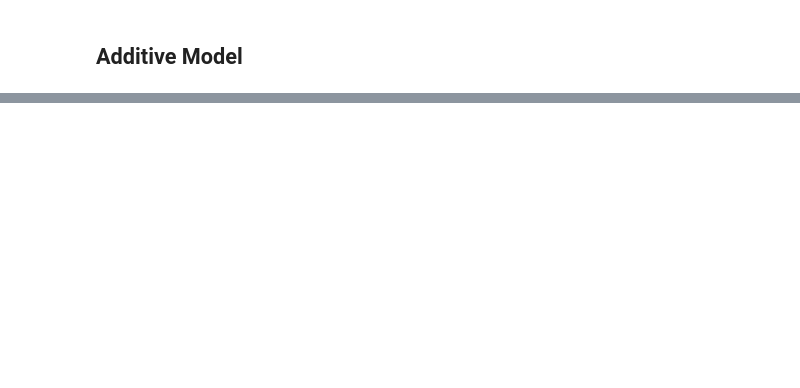
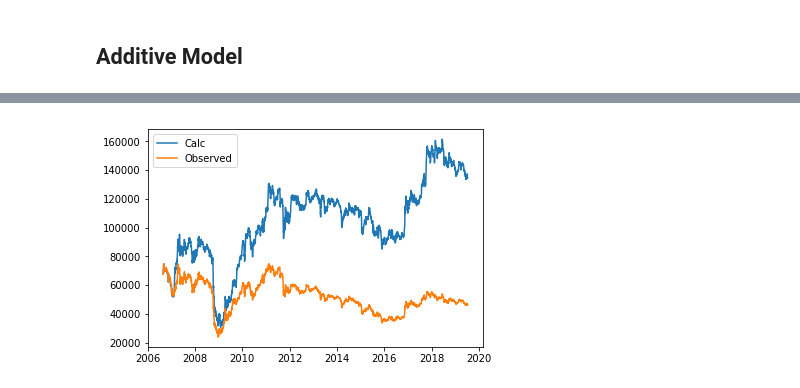
Before and after one commit to msc-acse/acse-9-independent-research-project-OliverJBoom, a Jupyter notebook: Additive_Model.ipynb, the cells around one changed output, grey strips where cells are left out. Saved outputs shown, nothing was run; the diff lists cells and outputs as text; code cells hidden in the pictures; blank space fills up the shorter version.

```diff
--- a/Additive_Model.ipynb
+++ b/Additive_Model.ipynb
@@ -125,0 +197,4 @@ plt.plot(forecast.ds, forecast.yhat)
+# %%
+df["lg_return_new"] = np.log(df.price_cu_shfe) - np.log(df.price_cu_shfe.shift(1))
+df["lg_return"] = df_full["lg_return_cu_shfe"]
+df["lg_return_diff"] = df["lg_return"] - df["lg_return_new"]
@@ -125,0 +221,3 @@ plt.plot(forecast.ds, forecast.yhat)
+# %%
+df_price = df[["price_cu_shfe"]]
+df_lg = df[["lg_return"]]
@@ -125,0 +234,13 @@ plt.plot(forecast.ds, forecast.yhat)
+# %%
+factor = np.exp(np.roll(df_lg.values, -1))
+inv_prices = [df_price.iloc[0].values[0]]
+
+for i in range(len(factor) - 1):
+    inv_prices.append(factor[i] * inv_prices[-1])
+# %%
+plt.plot(df.index[1:], inv_prices[1:], label="Calc")
+plt.plot(df.index[1:], df["price_cu_shfe"][1:], label="Observed")
+plt.legend()
+plt.show()
+# %% [output]
+[figure, added]
```
Also changed, not shown: parts of 24 cells of this notebook, 1 other file.
